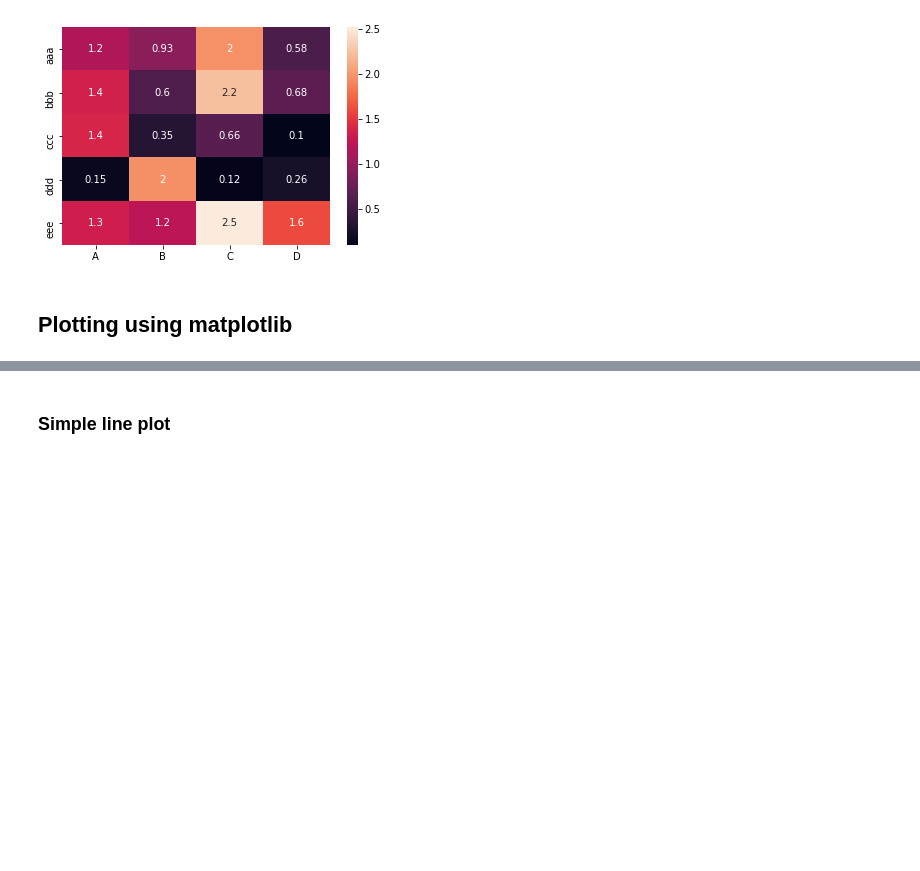
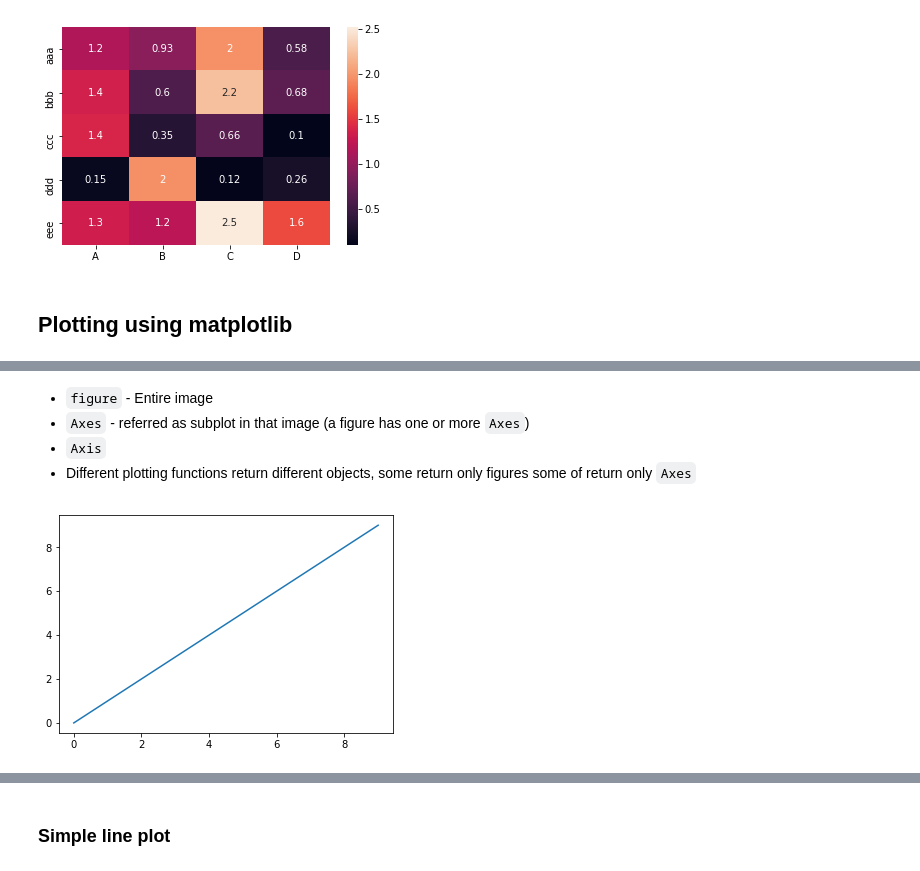
Before and after one commit to sumendar/FoundationOfStatsDSAIMLwithPython-june18, a Jupyter notebook: 08-MatplotlibAndSeaborn/Notebook.ipynb, the cells around one changed output, grey strips where cells are left out. Saved outputs shown, nothing was run; the diff lists cells and outputs as text; code cells hidden in the pictures; blank space fills up the shorter version.

```diff
--- a/08-MatplotlibAndSeaborn/Notebook.ipynb
+++ b/08-MatplotlibAndSeaborn/Notebook.ipynb
@@ -184,0 +195,5 @@ eee  1.339260  1.225160  2.516218  1.606734
+# %% [markdown]
+* `figure` - Entire image
+* `Axes` - referred as subplot in that image (a figure has one or more `Axes`)
+* `Axis`
+*  Different plotting functions return different objects, some return only figures some of return only `Axes`
@@ -184,0 +202,5 @@ eee  1.339260  1.225160  2.516218  1.606734
+# %%
+plt.plot(range(10))
+plt.show()
+# %% [output]
+[figure, added]
```
Also changed, not shown: parts of 39 cells of this notebook, 21 other files.
